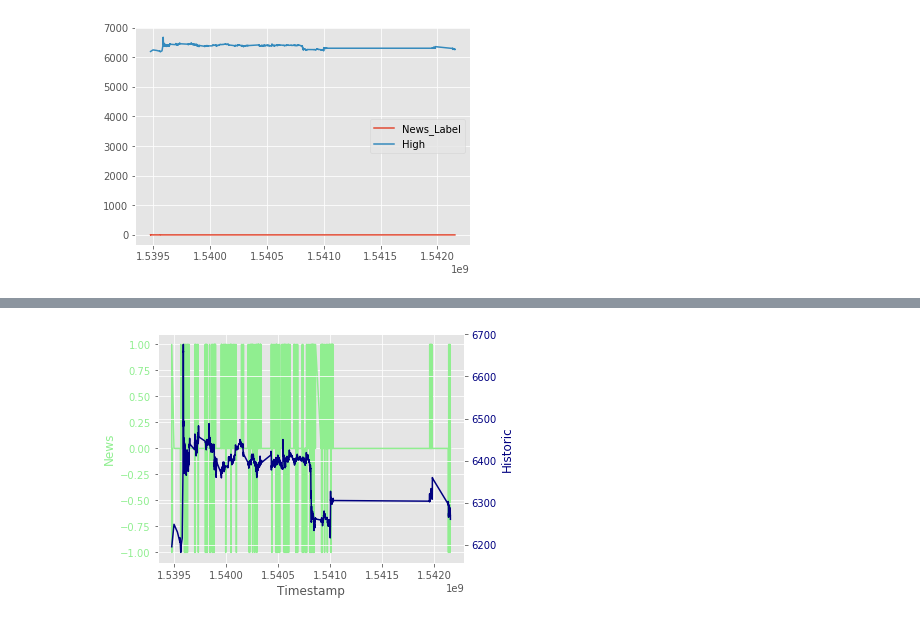
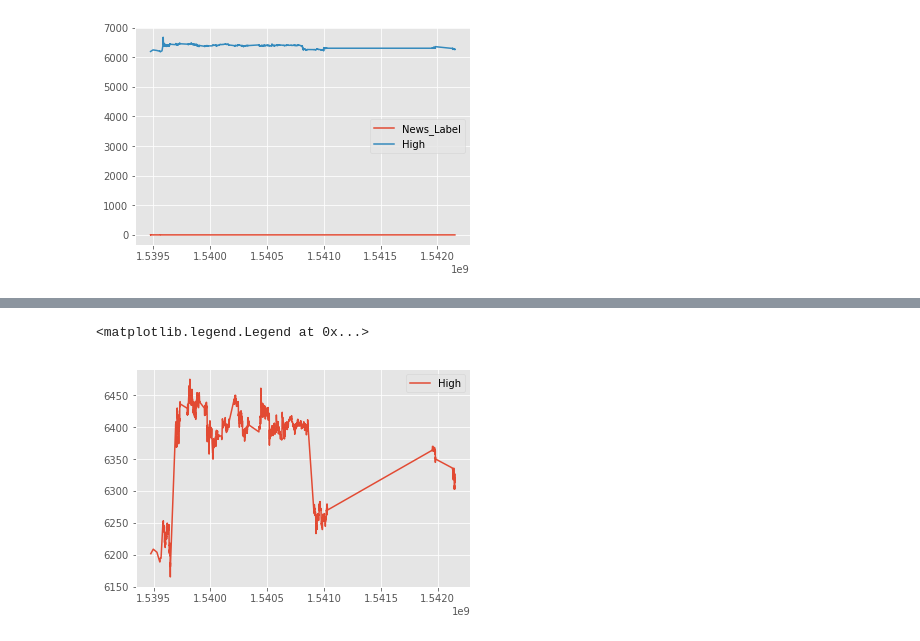
Before and after one commit to InamdarAbid/PredictCrypto, a Jupyter notebook: RandomForest/Final_demo/Work2.ipynb, the cells around one changed output, grey strips where cells are left out. Drawn from its saved outputs; the diff is of its cells as text; code cells hidden in the pictures.

Commit message:
More proper visualization

```diff
--- a/RandomForest/Final_demo/Work2.ipynb
+++ b/RandomForest/Final_demo/Work2.ipynb
@@ -60,0 +63,3 @@ plt.legend()
+# %%
+y = pd.read_csv('Mapped_Final_Output.csv',index_col=False,usecols=['News_Label','Twitt_Label','Volume','High','UnixTime'],)
+y.head()
@@ -60,0 +85,6 @@ plt.legend()
+# %%
+y.drop_duplicates(inplace=True)
+y.sort_values(by='UnixTime',inplace=True)
+y.reset_index(drop=True,inplace=True)
+print(y.describe())
+y.head()
@@ -61,19 +107,26 @@ plt.legend()
+# %%
+# df.High = df.High / np.mean(df.High)
+# plt.plot(y.UnixTime,y.News_Label)
+plt.plot(y.UnixTime,y.High)
+plt.legend()
+# %% [output]
+<matplotlib.legend.Legend at 0x...>
+[figure, added]
 # %%
-fig, ax1 = plt.subplots()
+def draw_relation(y,relation):
+    fig, ax1 = plt.subplots()
 
-color = 'lightgreen'
-ax1.set_xlabel('Timestamp')
-ax1.set_ylabel('News',color = color)
-ax1.plot(df.UnixTime,df.News_Label,color = color)
-ax1.tick_params(axis='y',labelcolor=color)
+    color = 'lightgreen'
+    ax1.set_xlabel('Timestamp')
+    ax1.set_ylabel('News',color = color)
+    ax1.plot(y.UnixTime,relation,color = color)
+    ax1.tick_params(axis='y',labelcolor=color)
 
-ax2 = ax1.twinx()
-color = 'navy'
-ax2.set_ylabel('Historic',color = color)
-ax2.plot(df.UnixTime,df.High,color = color)
-ax2.tick_params(axis='y',labelcolor = color)
+    ax2 = ax1.twinx()
+    color = 'navy'
+    ax2.set_ylabel('Output',color = color)
+    ax2.plot(y.UnixTime,y.High,color = color)
+    ax2.tick_params(axis='y',labelcolor = color)
 
-fig.tight_layout()
-plt.show()
+    fig.tight_layout()
+    plt.show()
-# %% [output]
-[figure, removed]
```
Also changed, not shown: parts of 7 cells of this notebook.
